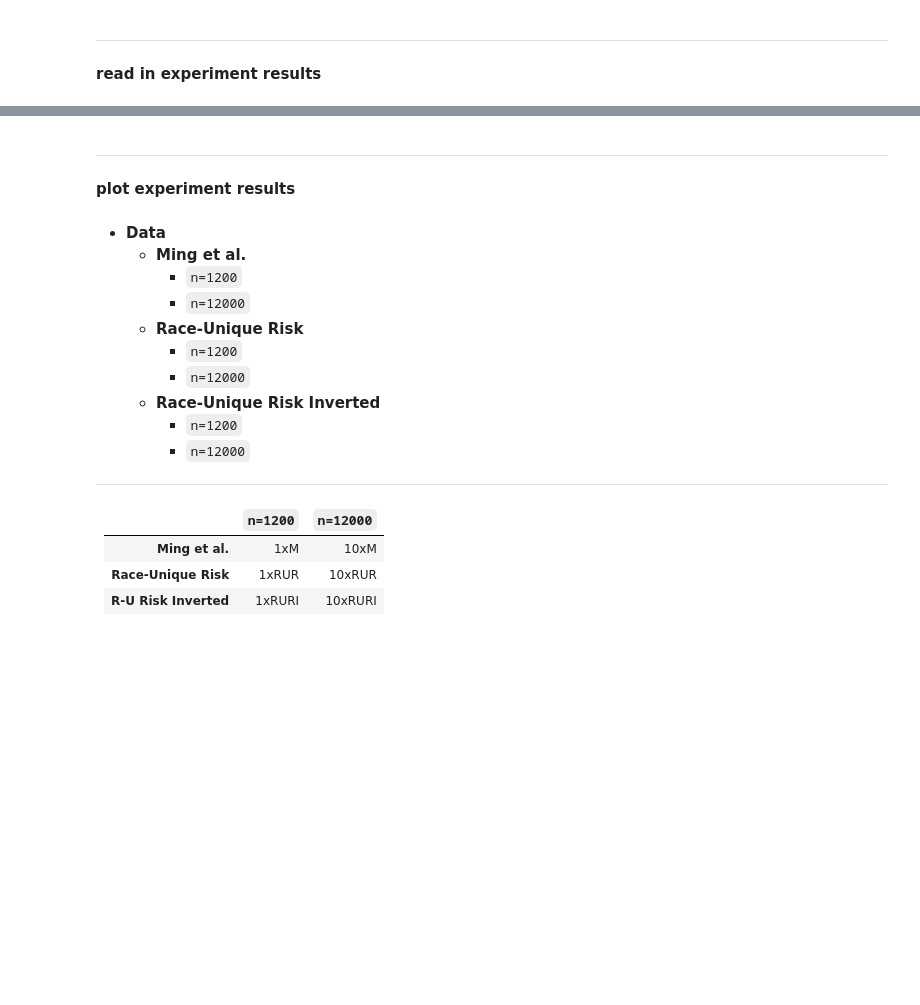
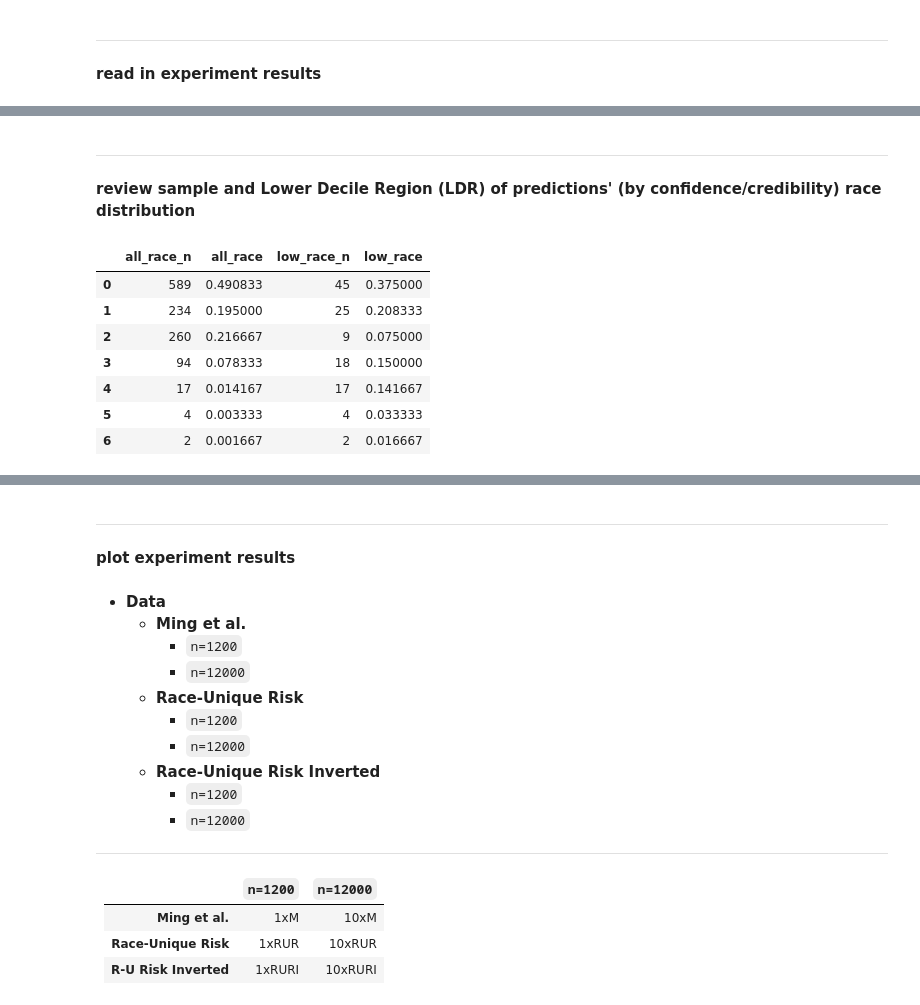
Before and after one commit to illato/vigilant-computing-machine, a Jupyter notebook: source/Notebooks/results_brief_MVS.ipynb, the cells around one changed output, grey strips where cells are left out. Saved outputs shown, nothing was run; the diff lists cells and outputs as text; code cells hidden in the pictures; blank space fills up the shorter version.

Commit message:
refined IPV/MVS notebooks, updated data generator, removed PDFs

```diff
--- a/source/Notebooks/results_brief_MVS.ipynb
+++ b/source/Notebooks/results_brief_MVS.ipynb
@@ -47,3 +51,22 @@ def plot_rep_6exp(exp_df_list):
+# %%
+def get_exp_rep_table(exp):
+    df = exp.loc[0, 'df']
+    sample_size = len(df)
+
+    n = df.Race.value_counts().sort_index()
+    nr = n.values.sum()
+    d = pd.DataFrame()
+    d['all_race_n'] = n
+    d['all_race'] = n / nr
+
+    lc = util.get_low_confidence_predictions(df, 10)
+    n = lc.Race.value_counts().sort_index()
+    nr = n.values.sum()
+    d['low_race_n'] = n
+    d['low_race'] = n / nr
+    d = d.fillna(0)
+    d['low_race_n'] = d['low_race_n'].astype(int)
+    return d
 # %% [markdown]
 ----
 __read in experiment results__
@@ -59,0 +103,15 @@ experiments_rcic = \
+# %% [markdown]
+----
+__review sample and Lower Decile Region (LDR) of predictions' (by confidence/credibility) race distribution__
+# %%
+# Ming et al. - n=1200 - race-conditional inductive classifier
+get_exp_rep_table(experiments_rcic[0])
+# %% [output]
+|  | all_race_n | all_race | low_race_n | low_race |
+| 0 | 589 | 0.490833 | 45 | 0.375000 |
+| 1 | 234 | 0.195000 | 25 | 0.208333 |
+| 2 | 260 | 0.216667 | 9 | 0.075000 |
+| 3 | 94 | 0.078333 | 18 | 0.150000 |
+| 4 | 17 | 0.014167 | 17 | 0.141667 |
+| 5 | 4 | 0.003333 | 4 | 0.033333 |
+| 6 | 2 | 0.001667 | 2 | 0.016667 |
```
Also changed, not shown: parts of 5 cells of this notebook, 7 other files.
